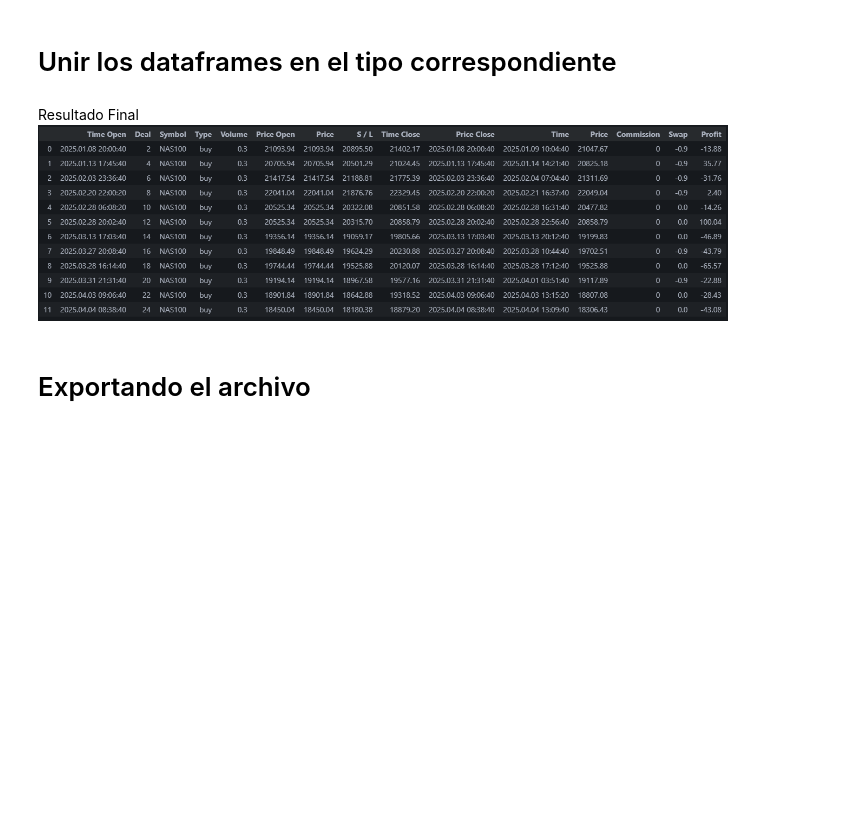
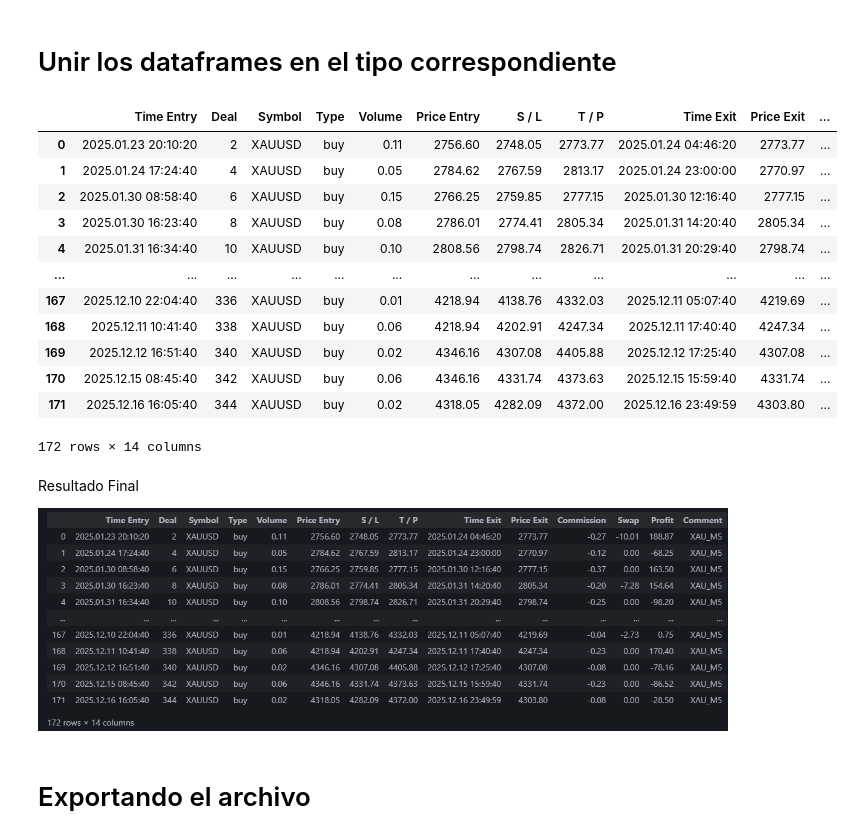
Before and after one commit to Maisi23/Trading, a Jupyter notebook: backtest_format.ipynb, the cells around one changed output. Cells and saved outputs as stored; diff of their text form; code cells hidden in the pictures; blank space fills up the shorter version.

```diff
--- a/backtest_format.ipynb
+++ b/backtest_format.ipynb
@@ -1,13 +1,18 @@
 # %%
 import pandas as pd
 import numpy as np
+
+#! PARAMETROS A CAMBIAR
+
+url= r"C:\Users\maxiv\Desktop\Backtest\XAU_M5_2025-01-01--2025-19-12.xlsx"
+BOT_COMMENT_NAME = "XAU_M5"
 # %% [markdown]
 # Tratamiento de las hojas
 # %% [markdown]
 ## Ordenes
 # %%
 #Hoja de Ordenes
-df_orders = pd.read_excel(r"",sheet_name="orders")
+df_orders = pd.read_excel(url,sheet_name="orders")
 # %% [markdown]
 Estructura de las ordenes
 ![image.png](attachment:image.png)
@@ -31,7 +36,7 @@ df_orders.reset_index(drop=True, inplace=True)
 ## Deals
 # %%
 #Hoja de Deals
-df_deals = pd.read_excel(r"",sheet_name="deals")
+df_deals = pd.read_excel(url,sheet_name="deals")
 # %% [markdown]
 ![image.png](attachment:image.png)
 # %%
@@ -64,24 +70,42 @@ Deals IN
 # Unir los dataframes en el tipo correspondiente
 # %%
 columns_to_add_from_deals_in = ["Time","Deal","Symbol","Type","Volume","Price"]
+columns_to_add_from_orders = ["S / L","T / P"]
 columns_to_add_from_deals_out = ["Time","Price","Commission","Swap","Profit"]
-columns_to_add_from_orders = ["Price","S / L","T / P","Time"]
 
 final_df = pd.concat(
                     [
                     df_deals_in[columns_to_add_from_deals_in],
                     df_orders[columns_to_add_from_orders],
                     df_deals_out[columns_to_add_from_deals_out]
                     ],axis=1)
 
 
-final_df.columns.values[0] = "Time Open"
-final_df.columns.values[5] = "Price Open"
-final_df.columns.values[8] = "Time Close"
-final_df.columns.values[9] = "Price Close"
+final_df.columns.values[0] = "Time Entry"
+final_df.columns.values[5] = "Price Entry"
+final_df.columns.values[8] = "Time Exit"
+final_df.columns.values[9] = "Price Exit"
+
+#Colocando columna de BOT_COMMENT_NAME
+final_df["Comment"] = BOT_COMMENT_NAME
+# %% [output]
+|  | Time Entry | Deal | Symbol | Type | Volume | Price Entry | S / L | T / P | Time Exit | Price Exit | ... |
+| 0 | 2025.01.23 20:10:20 | 2 | XAUUSD | buy | 0.11 | 2756.60 | 2748.05 | 2773.77 | 2025.01.24 04:46:20 | 2773.77 | ... |
+| 1 | 2025.01.24 17:24:40 | 4 | XAUUSD | buy | 0.05 | 2784.62 | 2767.59 | 2813.17 | 2025.01.24 23:00:00 | 2770.97 | ... |
+| 2 | 2025.01.30 08:58:40 | 6 | XAUUSD | buy | 0.15 | 2766.25 | 2759.85 | 2777.15 | 2025.01.30 12:16:40 | 2777.15 | ... |
+| 3 | 2025.01.30 16:23:40 | 8 | XAUUSD | buy | 0.08 | 2786.01 | 2774.41 | 2805.34 | 2025.01.31 14:20:40 | 2805.34 | ... |
+| 4 | 2025.01.31 16:34:40 | 10 | XAUUSD | buy | 0.10 | 2808.56 | 2798.74 | 2826.71 | 2025.01.31 20:29:40 | 2798.74 | ... |
+| ... | ... | ... | ... | ... | ... | ... | ... | ... | ... | ... | ... |
+| 167 | 2025.12.10 22:04:40 | 336 | XAUUSD | buy | 0.01 | 4218.94 | 4138.76 | 4332.03 | 2025.12.11 05:07:40 | 4219.69 | ... |
+| 168 | 2025.12.11 10:41:40 | 338 | XAUUSD | buy | 0.06 | 4218.94 | 4202.91 | 4247.34 | 2025.12.11 17:40:40 | 4247.34 | ... |
+| 169 | 2025.12.12 16:51:40 | 340 | XAUUSD | buy | 0.02 | 4346.16 | 4307.08 | 4405.88 | 2025.12.12 17:25:40 | 4307.08 | ... |
+| 170 | 2025.12.15 08:45:40 | 342 | XAUUSD | buy | 0.06 | 4346.16 | 4331.74 | 4373.63 | 2025.12.15 15:59:40 | 4331.74 | ... |
+| 171 | 2025.12.16 16:05:40 | 344 | XAUUSD | buy | 0.02 | 4318.05 | 4282.09 | 4372.00 | 2025.12.16 23:49:59 | 4303.80 | ... |
+172 rows × 14 columns
 # %% [markdown]
 Resultado Final
-![image.png](attachment:image.png-old)
+
+![image.png](attachment:image.png-new)
 # %% [markdown]
 # Exportando el archivo
 # %%
```
Also changed, not shown: parts of 1 cell of this notebook.
